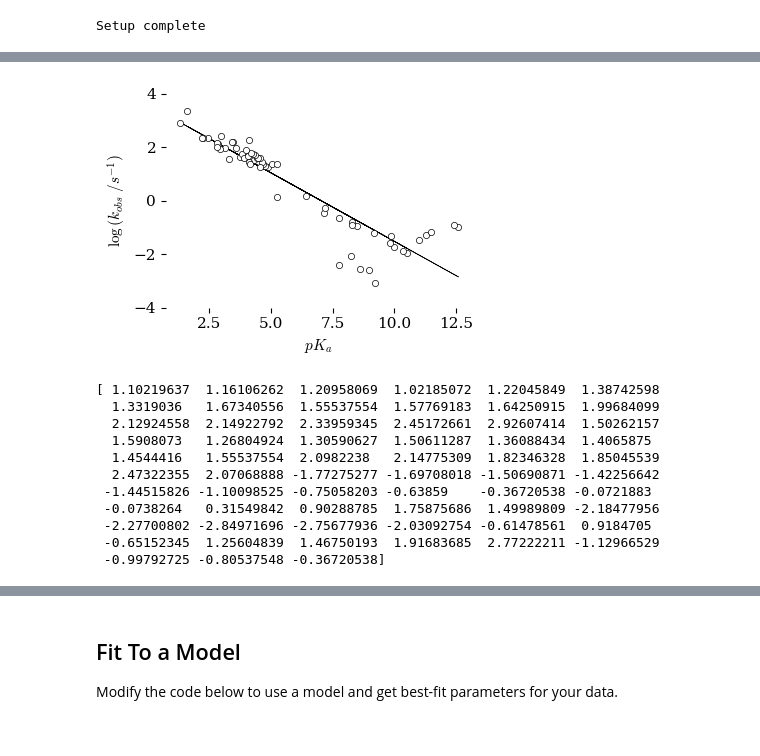
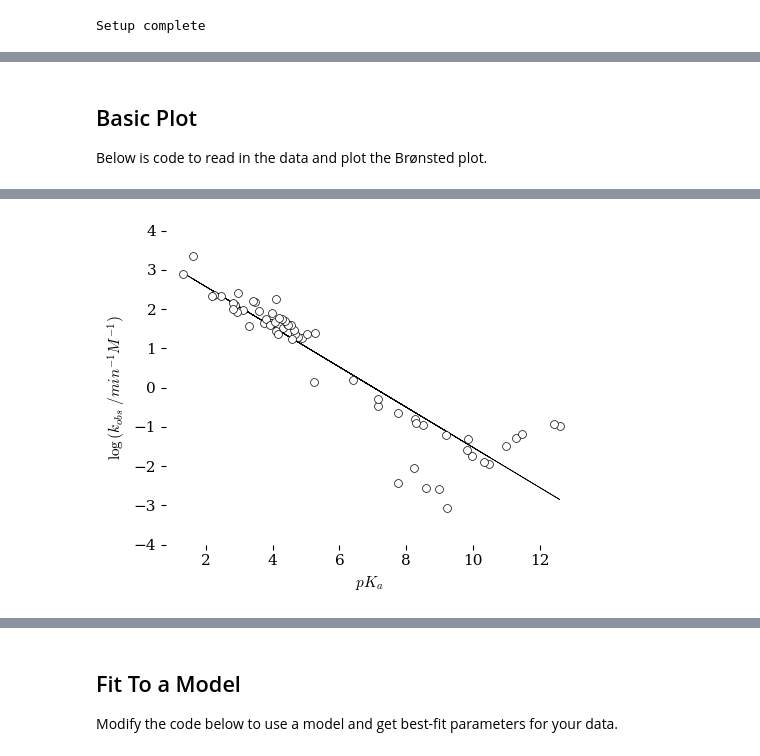
Before and after one commit to blinkletter/Chem4410Webbook, a Jupyter notebook: book/notebooks/A03_Bronsted_Plot/A03_CalcsAndPlots.ipynb, the cells around one changed output, grey strips where cells are left out. Cells and saved outputs as stored; diff of their text form; code cells hidden in the pictures.

```diff
--- a/book/notebooks/A03_Bronsted_Plot/A03_CalcsAndPlots.ipynb
+++ b/book/notebooks/A03_Bronsted_Plot/A03_CalcsAndPlots.ipynb
@@ -142,4 +64,40 @@ print(result.fit_report())
+# %% [markdown]
+## Basic Plot
+
+Below is code to read in the data and plot the Brønsted plot.
 # %%
+### READ DATA
+
+data_file = "data/Data2All_labeled.csv"
+
+df = pd.read_csv(data_file,
+             delimiter = ",",
+             skipinitialspace=True,
+ #            index_col="pH",
+             comment = "#")
+
+x = -np.log10(df["Ka"])
+#y = np.log10(df["k1 (10-5 hr-1)"] *1E-5)
+y = np.log10(df["k"])
+
+def bronsted(pKa, alpha, logk0):
+    """
+    Bronsted equation: log(k) = -alpha * pKa + logk0
+    """
+    return -alpha * pKa + logk0
+
+mod = lmfit.Model(bronsted)
+
+# Set parameters - here i also set minimims so that no negative values are encountered in the fit
+pars = mod.make_params(alpha = dict(value = 0.5),
+                       logk0 =  dict(value = 1),
+                      )
+
+# use the .fit method on the model object to perform the curve fit
+result = mod.fit(y, pars, pKa=x)
+print(result.fit_report())
+
+
 y_fit = y1 = result.eval(pKa = x)
 
 
@@ -154,28 +112,39 @@ style = "tufte.mplstyle"
 style_name = style
 plt.style.use(style_name)
 
-fig, ax = plt.subplots(nrows=1, ncols=1, figsize=[4,3])
+fig, ax = plt.subplots(nrows=1, ncols=1, figsize=[5,4])
 
 # Settings for plot
 ax.set(
 #          title = Title,
-          ylabel=r"$\log{(k_{obs}\ /s^{-1})}$",
+          ylabel=r"$\log{(k_{obs}\ /min^{-1}M^{-1})}$",
           xlabel=r"$pK_a$ ",
-#          xlim=[0, np.max(x) + np.max(x) * 0.1],
+#          xlim=[np.min(x)-0.2, np.max(x)+0.2],
+          xlim=[0.8, 13],
           ylim=[-4,4]
 #          xticks = [1,3,5,7],
 #          yticks = [0,-1,-2,-3],
        )
 
 ### Data graphics
-ax.scatter(x, y, marker = "o", s = 20,
+ax.scatter(x, y, marker = "o", s = 32,
               color = "white", edgecolors = "black",
               linewidths=0.5, zorder = 4)
+if 1:
+    ax.plot(x,y_fit,
+           marker = None, color = "black",
+           linewidth=0.5, zorder = 3)
 
-ax.plot(x,y_fit,
-           marker = None, color = "black",
-           linewidth=0.5, zorder = 0)
-
+if 0:
+    ax.fill_between(
+        x_fit, ci_lower, ci_upper,
+        linewidth = 0,
+        facecolor="gray",
+        edgecolor = "gray",
+        alpha=0.20,
+        label="95% Confidence Band",
+        zorder = 2,
+        )
 
 
 
@@ -183,7 +152,7 @@ ax.plot(x,y_fit,
 ### Output Plot
 ################################################
 
-name = "plot1"
+name = "plot2"
 
 # Plot as .pdf
 plt.savefig(f"plots/{name}.pdf")
@@ -197,5 +166,4 @@ plt.savefig(f"plots/{name}.png", dpi=600,
         )
 # display plot in notebook
 plt.show()
-print(y_fit)
 # %% [output]
@@ -202,12 +187 @@ print(y_fit)
-[figure, old version]
+[figure, new version]
-[ 1.10219637  1.16106262  1.20958069  1.02185072  1.22045849  1.38742598
-  1.3319036   1.67340556  1.55537554  1.57769183  1.64250915  1.99684099
-  2.12924558  2.14922792  2.33959345  2.45172661  2.92607414  1.50262157
-  1.5908073   1.26804924  1.30590627  1.50611287  1.36088434  1.4065875
-  1.4544416   1.55537554  2.0982238   2.14775309  1.82346328  1.85045539
-  2.47322355  2.07068888 -1.77275277 -1.69708018 -1.50690871 -1.42256642
- -1.44515826 -1.10098525 -0.75058203 -0.63859    -0.36720538 -0.0721883
- -0.0738264   0.31549842  0.90288785  1.75875686  1.49989809 -2.18477956
- -2.27700802 -2.84971696 -2.75677936 -2.03092754 -0.61478561  0.9184705
- -0.65152345  1.25604839  1.46750193  1.91683685  2.77222211 -1.12966529
- -0.99792725 -0.80537548 -0.36720538]
```
Also changed, not shown: parts of 18 cells of this notebook, 8 other files.
